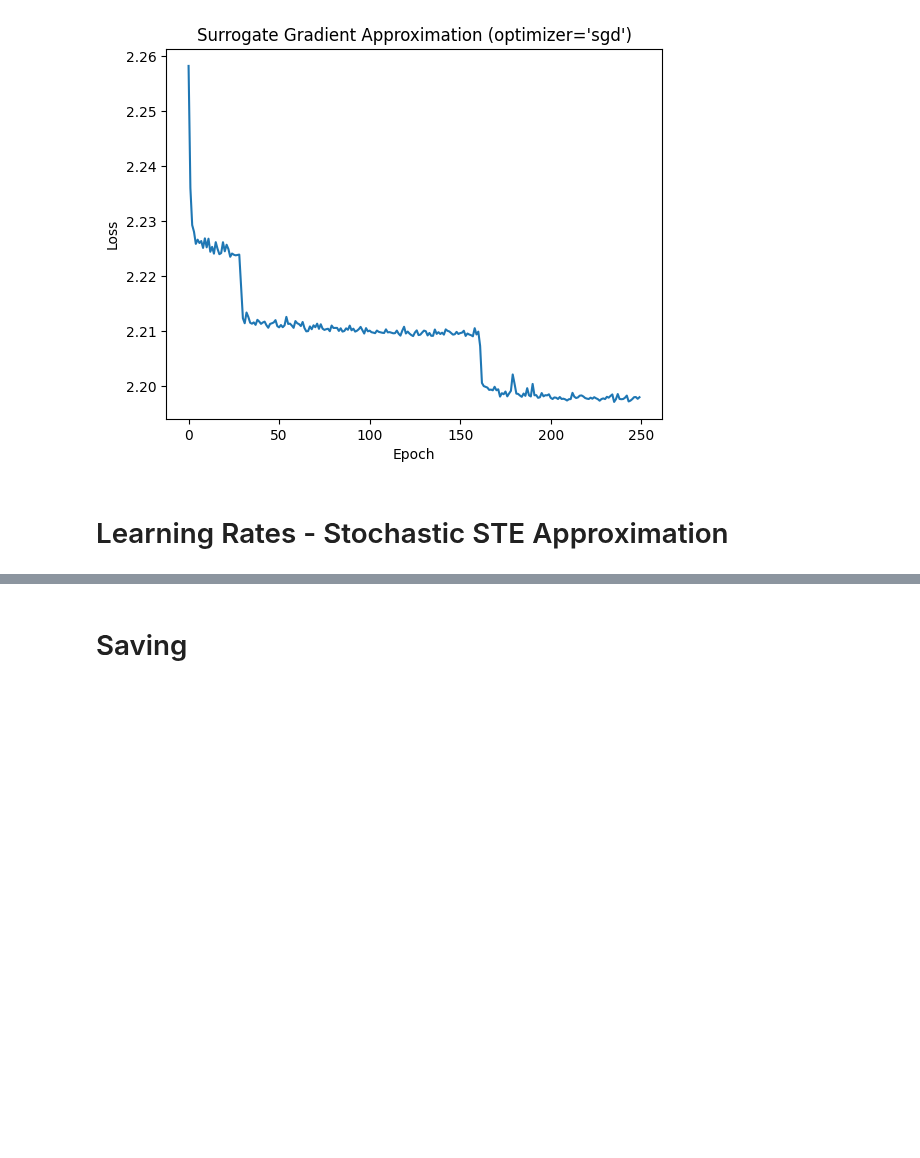
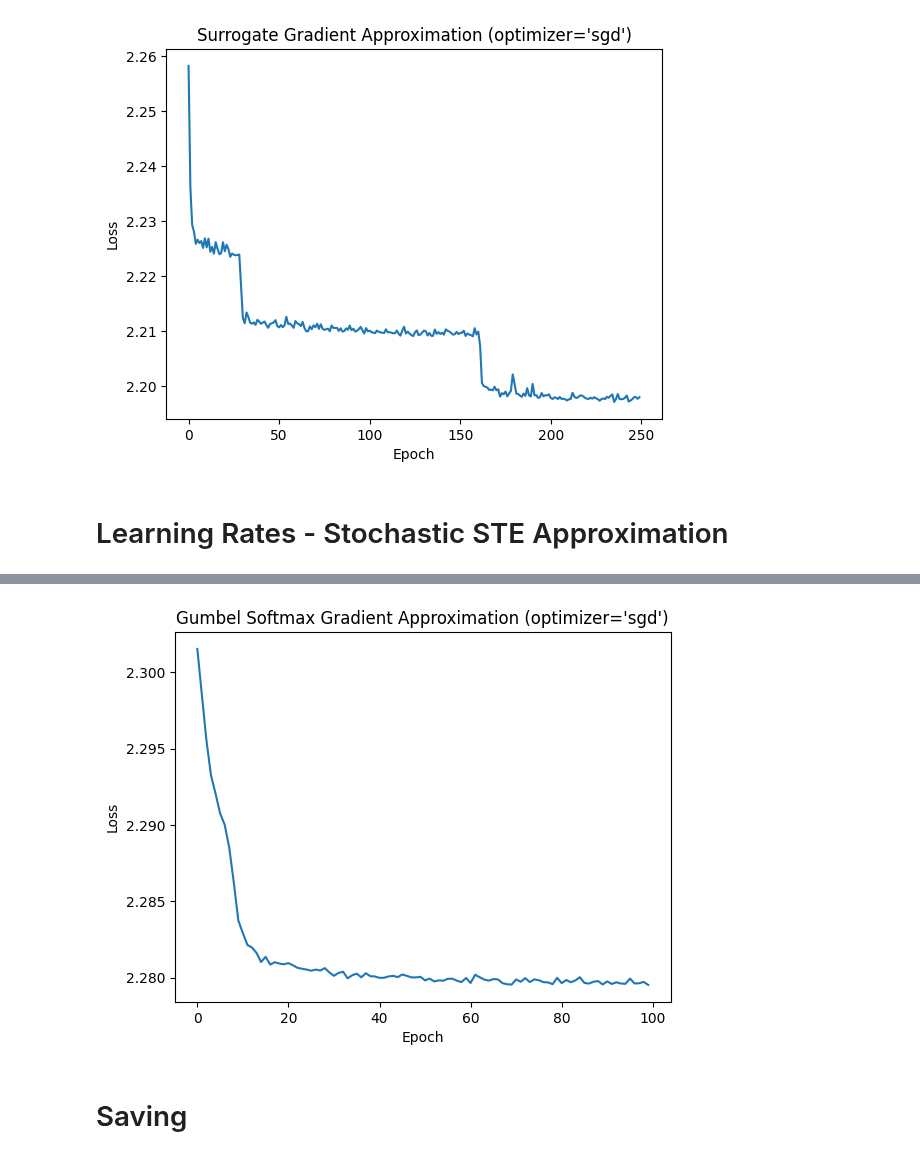
Before and after one commit to suessflorian/biological-neurons, a Jupyter notebook: spiking_stochastic/binomial_neuron_recreation2.ipynb, the cells around one changed output, grey strips where cells are left out. Drawn from its saved outputs; the diff is of its cells as text; code cells hidden in the pictures; blank space fills up the shorter version.

```diff
--- a/spiking_stochastic/binomial_neuron_recreation2.ipynb
+++ b/spiking_stochastic/binomial_neuron_recreation2.ipynb
@@ -491,3 +508,4 @@ gumbel_softmax_model, gumbel_softmax_losses = train(n_epochs, T=3, spiker='gumbe
 # %%
 n_epochs = 100
-gumbel_softmax_model, gumbel_softmax_losses = train(n_epochs, T=3, spiker='gumbel', lr=5)
+gumbel_softmax_model, gumbel_softmax_losses = train(n_epochs, T=3, spiker='gumbel', lr=0.3)
+# %% [output]
@@ -493,0 +513 @@ gumbel_softmax_model, gumbel_softmax_losses = train(n_epochs, T=3, spiker='gumbe
+[figure, added]
```
Also changed, not shown: parts of 12 cells of this notebook.
